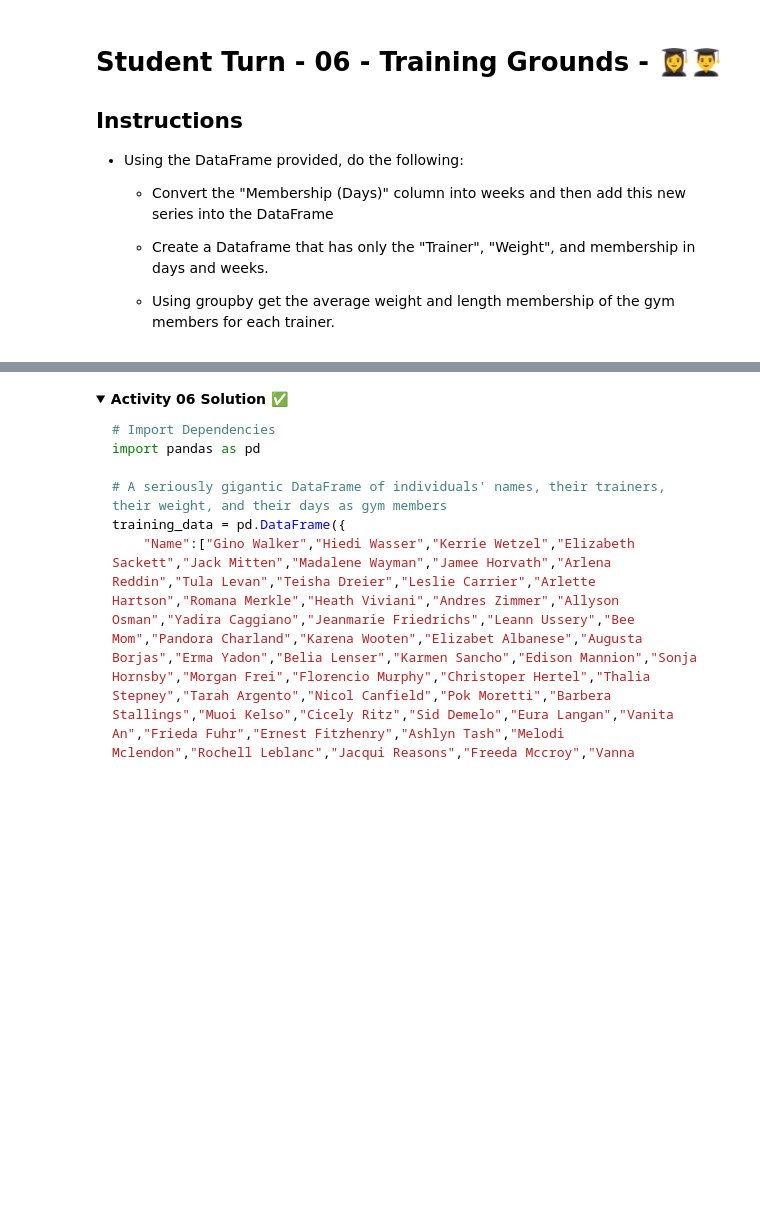
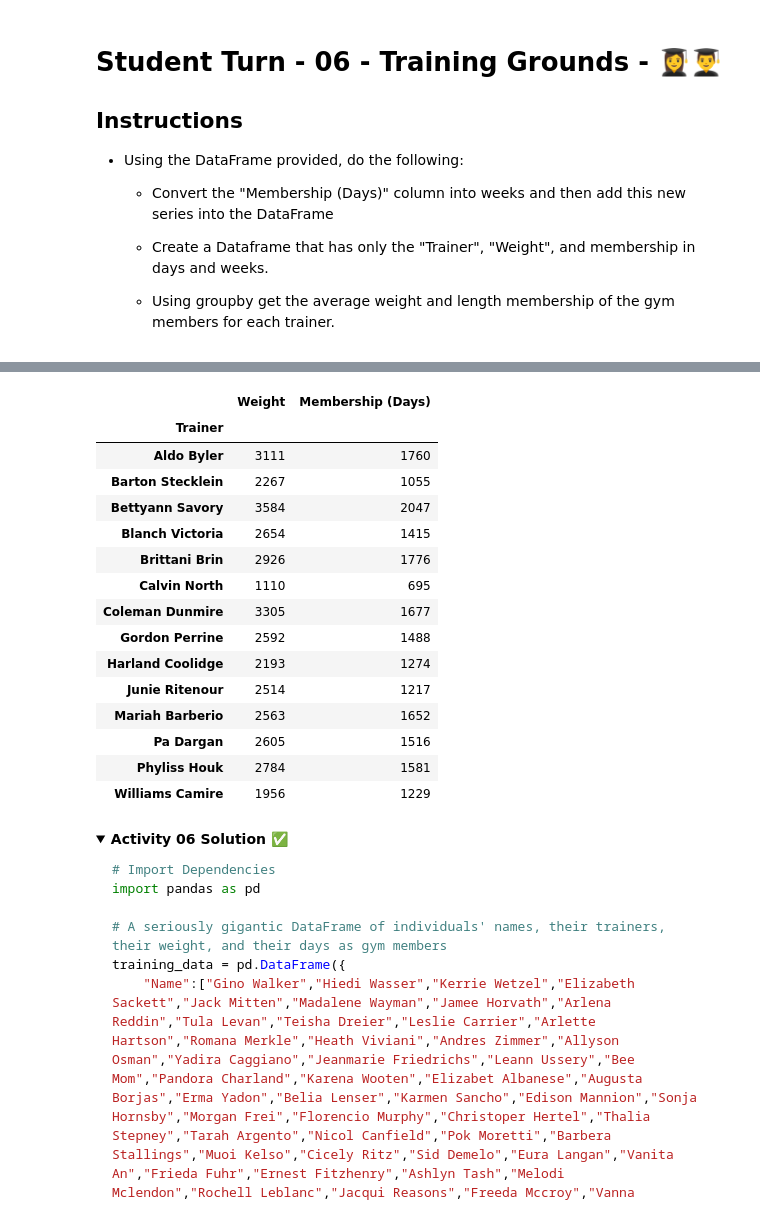
Before and after one commit to AfroQ/Pandas_Activities, a Jupyter notebook: Pandas_Notebook/Pandas_Notebook-Day-02.ipynb, the cells around one changed output, grey strips where cells are left out. Cells and saved outputs as stored; diff of their text form; code cells hidden in the pictures; folded sections open; blank space fills up the shorter version.

```diff
--- a/Pandas_Notebook/Pandas_Notebook-Day-02.ipynb
+++ b/Pandas_Notebook/Pandas_Notebook-Day-02.ipynb
@@ -365,3 +741,26 @@ training_data.head()
+# %%
+# Using groupby get the average weight and length membership for each trainer.
+
+sum_df = pd.DataFrame(
+    new_training_df.groupby(["Trainer"]).sum())
+sum_df
+# %% [output]
+|  | Weight | Membership (Days) |
+| Trainer |  |  |
+| Aldo Byler | 3111 | 1760 |
+| Barton Stecklein | 2267 | 1055 |
+| Bettyann Savory | 3584 | 2047 |
+| Blanch Victoria | 2654 | 1415 |
+| Brittani Brin | 2926 | 1776 |
+| Calvin North | 1110 | 695 |
+| Coleman Dunmire | 3305 | 1677 |
+| Gordon Perrine | 2592 | 1488 |
+| Harland Coolidge | 2193 | 1274 |
+| Junie Ritenour | 2514 | 1217 |
+| Mariah Barberio | 2563 | 1652 |
+| Pa Dargan | 2605 | 1516 |
+| Phyliss Houk | 2784 | 1581 |
+| Williams Camire | 1956 | 1229 |
 # %% [markdown]
 <details>
     <summary><strong>Activity 06 Solution ✅</strong></summary>
```
Also changed, not shown: parts of 51 cells of this notebook, 3 other files.
